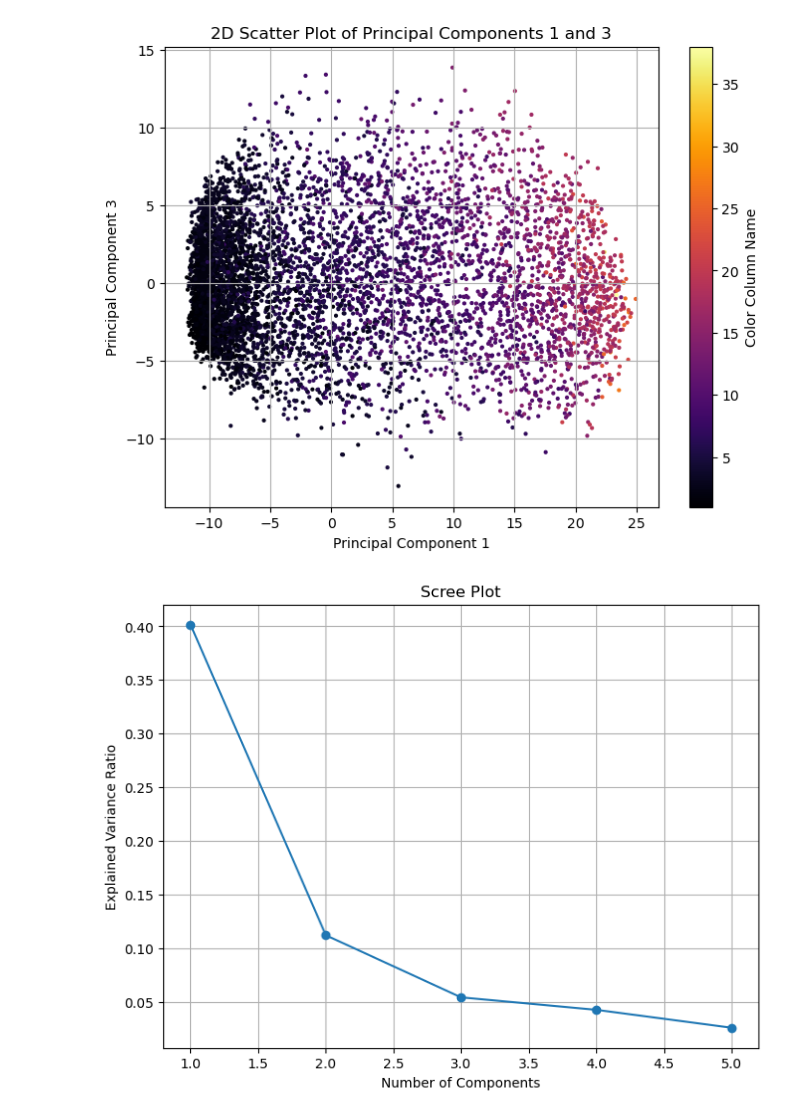
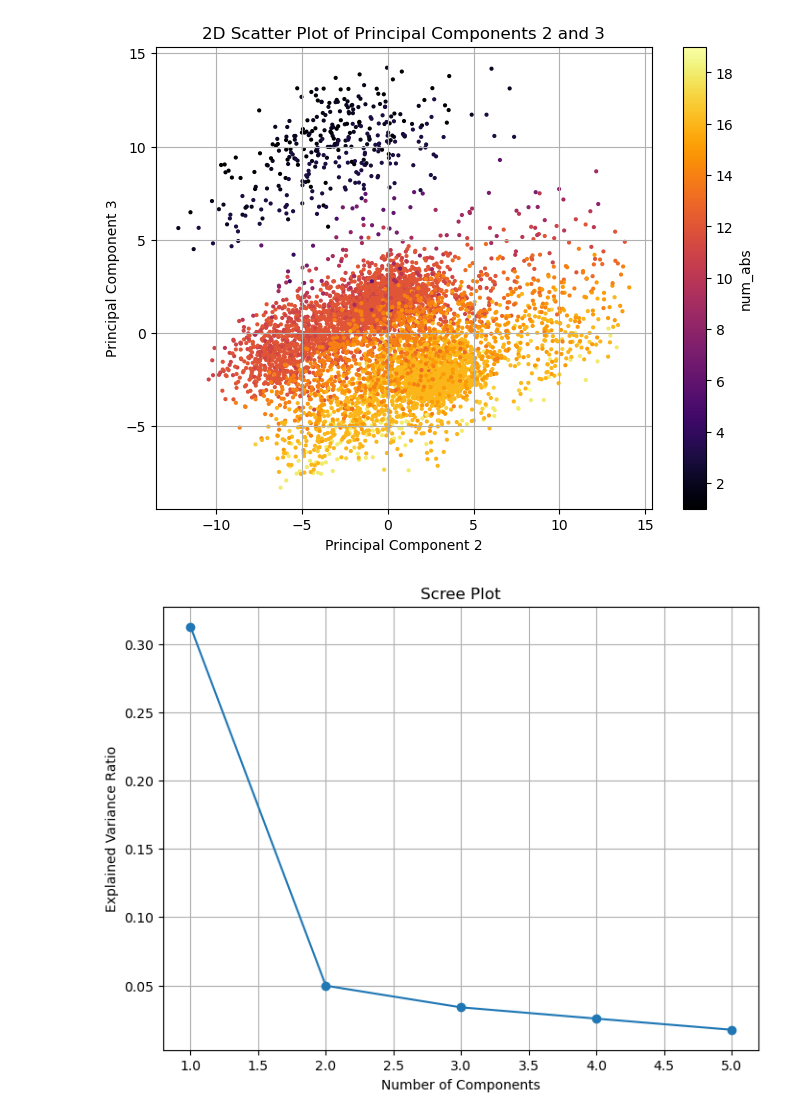
Before and after one commit to aeerik/base, a Jupyter notebook: cls_analysis.ipynb, the cells around one changed output. Saved outputs shown, nothing was run; the diff lists cells and outputs as text; code cells hidden in the pictures.

```diff
--- a/cls_analysis.ipynb
+++ b/cls_analysis.ipynb
@@ -29,8 +29,8 @@ from misc import get_paths
 from misc import model_loader
 
 ############################
-model_name = '2024-04-08modelEnc4Emb512Mask0.3ModeTrueNOPT.pt'
-load_directory = "D://Models//0804CLSEXP2//"
+model_name = '2024-04-09modelEnc3Emb512Mask0.5ModeTrueEncoderExperiment.pt'
+load_directory = "D://Models//0904EncExperiment//"
 
 load_state = load_directory + model_name
 hyperparameters = re.findall('[A-Z][^A-Z]*', model_name)
@@ -80,6 +80,7 @@ class CLSDataset(Dataset):
     NUM_GENES = 'num_genes'
     NUM_ABS = 'num_abs'
     LOCATIONS = 'locations'
+    YEARS = 'years'
     ABCLASSES = 'num_abClasses'
 
     def __init__(self,
@@ -115,7 +116,7 @@ class CLSDataset(Dataset):
         self.max_seq_len = max_seq_len
         self.mask_prob = mask_prob
 
-        self.columns = [self.MASKED_INDICES_COLUMN, self.TOKEN_MASK_COLUMN, self.NUM_GENES, self.NUM_ABS, self.LOCATIONS, self.ABCLASSES]
+        self.columns = [self.MASKED_INDICES_COLUMN, self.TOKEN_MASK_COLUMN, self.NUM_GENES, self.NUM_ABS, self.LOCATIONS,self.YEARS ,self.ABCLASSES]
 
 
     def __len__(self):
@@ -128,9 +129,10 @@ class CLSDataset(Dataset):
         num_genes = torch.tensor(item[self.NUM_GENES], device=device).long()
         num_abs = torch.tensor(item[self.NUM_ABS], device=device).long()
         locations = torch.tensor(item[self.LOCATIONS], device=device).long()
+        years = torch.tensor(item[self.YEARS], device=device).long()
         AbClasses = torch.tensor(item[self.ABCLASSES], device=device).long()
 
-        return input, attention_mask, num_genes, num_abs, locations, AbClasses
+        return input, attention_mask, num_genes, num_abs, locations, years, AbClasses
 
 
     def _construct_masking(self):
@@ -186,6 +188,16 @@ class CLSDataset(Dataset):
 
         return locations
 
+    def _year(self):
+        year = deepcopy(self.data['year'].tolist())
+        years = []
+        for i in range(len(year)):
+            current_year = year[i]
+
+            years.append(self.vocab_geno.lookup_indices([current_year]))
+
+        return years
+
     def _numAbClasses(self):
         antibiotic_classes = {
             'amoxicillinclavulanicacid': 'Penicillins',
@@ -231,8 +243,9 @@ class CLSDataset(Dataset):
         num_genes, num_abs = self._num_tested()
         locations = self._location()
         num_abClasses = self._numAbClasses()
+        years = self._year()
 
-        rows = zip(indices_masked, target_indices, num_genes,num_abs, locations, num_abClasses)
+        rows = zip(indices_masked, target_indices, num_genes,num_abs, locations, years, num_abClasses)
         self.df = pd.DataFrame(rows, columns=self.columns)
 
 dataset = CLSDataset(NCBI, vocabulary_geno, vocabulary_pheno, max_length, mask_prob, dim_emb, include_pheno)
@@ -252,13 +265,20 @@ for i in range(len(dataset)):
 num_genes = []
 num_ab = []
 locations = []
+years = []
+num_abClasses = []
 for i in range(len(dataset)):
     num_genes.append(dataset[i][2].item())
     num_ab.append(dataset[i][3].item())
     locations.append(dataset[i][4].item())
+    years.append(dataset[i][5].item())
+    num_abClasses.append(dataset[i][6].item())
 df['num_genes'] = num_genes
 df['num_abs'] = num_ab
 df['locations'] = locations
+df['years'] = years
+df['num_abClasses'] = num_abClasses
+
 
 ######################################
 # %% [output]
@@ -276,39 +296,41 @@ import matplotlib.pyplot as plt
 import pandas as pd
 import numpy as np
 
-components = [1,3]
+components = [2,3]
+
+color = 'num_abs'
 
 pca = PCA(n_components=5)
 principalComponents = pca.fit_transform(df.iloc[:,:-3])
 explained_variance_ratio = pca.explained_variance_ratio_
 
 # Select the specified components
 selected_components = [component - 1 for component in components]  # Convert to 0-based indexing
 principalDf = pd.DataFrame(data=principalComponents[:, selected_components],
                            columns=[f'principal component {c}' for c in components])
 
 plt.figure(figsize=(8, 6))
 scatter = plt.scatter(principalDf[f'principal component {components[0]}'],
                       principalDf[f'principal component {components[1]}'],
-                      c=df['num_genes'], cmap='inferno', s=4)
+                      c=df[color], cmap='inferno', s=4)
 
 plt.title(f'2D Scatter Plot of Principal Components {components[0]} and {components[1]}')
 plt.xlabel(f'Principal Component {components[0]}')
 plt.ylabel(f'Principal Component {components[1]}')
 plt.grid(True)
 
 # Add color bar
-plt.colorbar(scatter, label='Color Column Name')
+plt.colorbar(scatter, label=color)
 
 plt.show()
 
 plt.figure(figsize=(8, 6))
 plt.plot(np.arange(1, len(explained_variance_ratio) + 1), explained_variance_ratio, marker='o')
 plt.title('Scree Plot')
 plt.xlabel('Number of Components')
 plt.ylabel('Explained Variance Ratio')
 plt.grid(True)
 plt.show()
 # %% [output]
-[figure, old version]
+[figure, new version]
-[figure, old version]
+[figure, new version]
```
Also changed, not shown: parts of 6 cells of this notebook, 1 other file.
